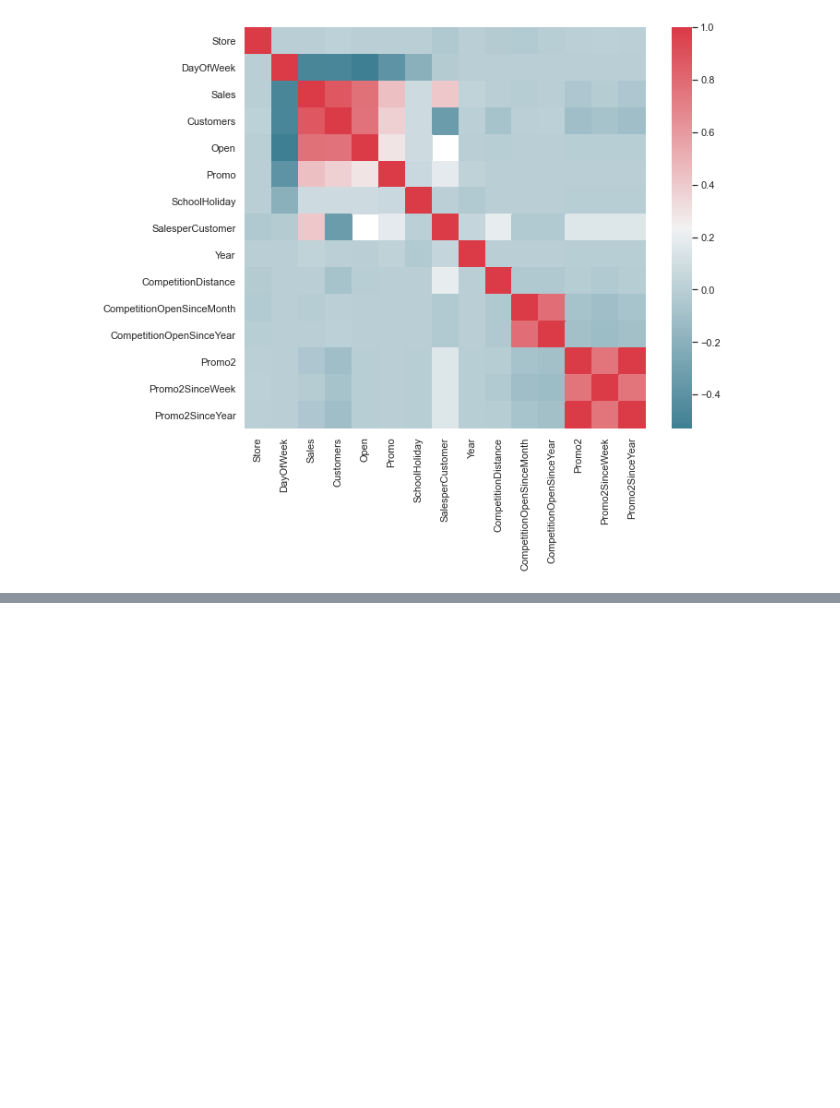
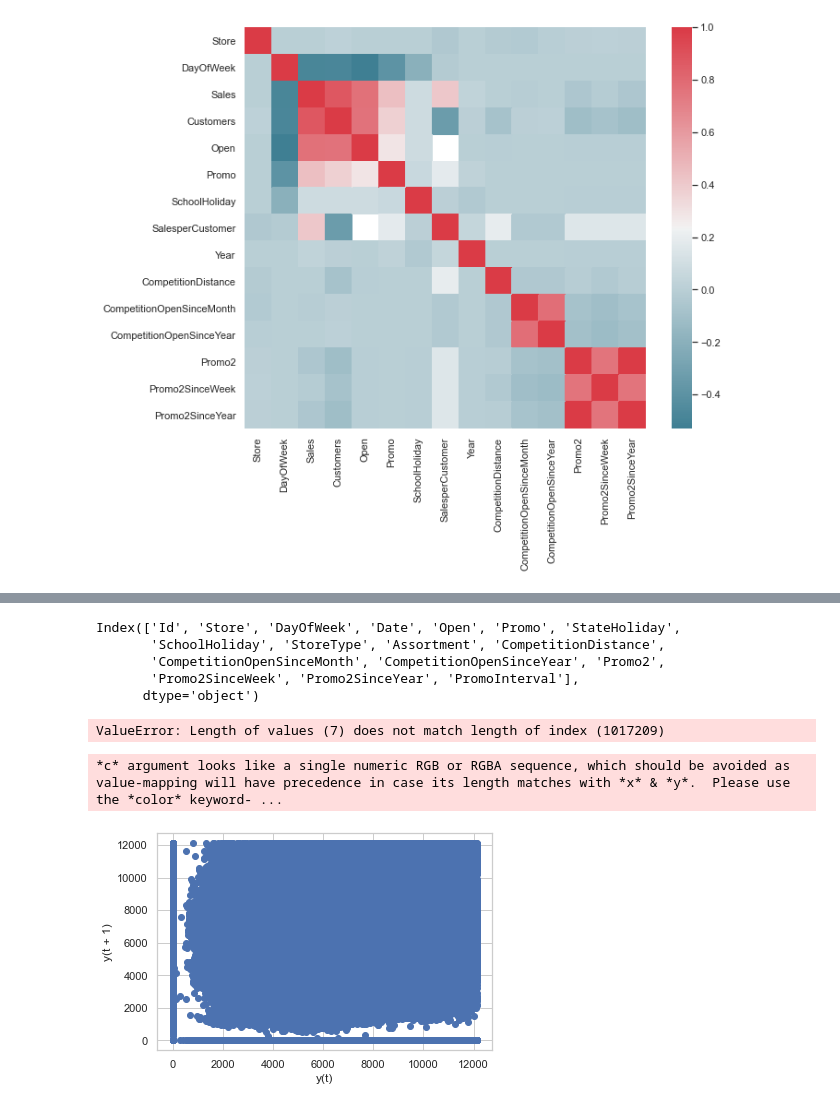
Before and after one commit to smegnshd/Pharmaceutical-Sales-prediction-across-multiple-stores, a Jupyter notebook: sales_prediction.ipynb, the cells around one changed output, grey strips where cells are left out. Saved outputs shown, nothing was run; the diff lists cells and outputs as text; code cells hidden in the pictures; blank space fills up the shorter version.

```diff
--- a/sales_prediction.ipynb
+++ b/sales_prediction.ipynb
@@ -748,0 +824,8 @@ store_train = pd.merge(left = train_data, right = test_data, how = 'inner', left
+# %%
+store_test.columns
+# %% [output]
+Index(['Id', 'Store', 'DayOfWeek', 'Date', 'Open', 'Promo', 'StateHoliday',
+       'SchoolHoliday', 'StoreType', 'Assortment', 'CompetitionDistance',
+       'CompetitionOpenSinceMonth', 'CompetitionOpenSinceYear', 'Promo2',
+       'Promo2SinceWeek', 'Promo2SinceYear', 'PromoInterval'],
+      dtype='object')
@@ -748,0 +846,14 @@ store_train = pd.merge(left = train_data, right = test_data, how = 'inner', left
+# %%
+day=store_train['DayOfWeek'].unique()
+store_train['sales_day']=store_train.groupby(store_train['DayOfWeek'])
+#plt.xticks(day,rotation='vertical')
+# %% [output]
+ValueError: Length of values (7) does not match length of index (1017209)
+# %%
+# lag plot of time series
+from pandas.plotting import lag_plot
+lag_plot(train_data['Sales'])
+plt.show()
+# %% [output]
+*c* argument looks like a single numeric RGB or RGBA sequence, which should be avoided as value-mapping will have precedence in case its length matches with *x* & *y*.  Please use the *color* keyword- ...
+[figure, added]
```
Also changed, not shown: parts of 18 cells of this notebook, 1 other file.
